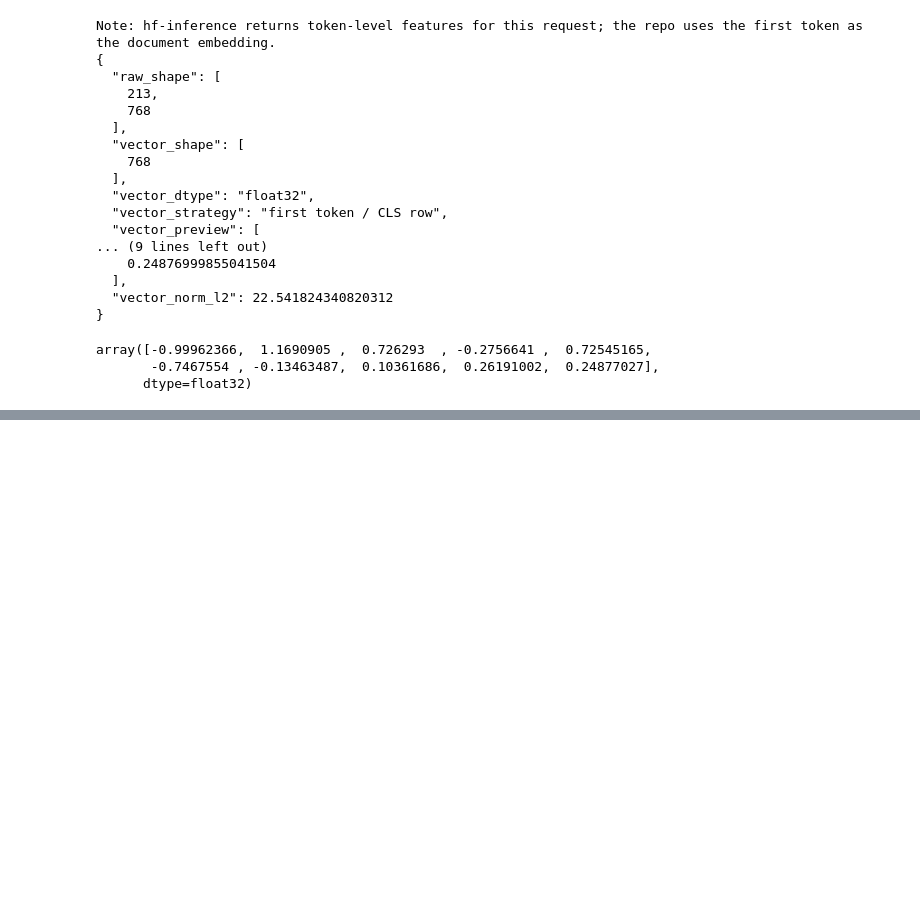
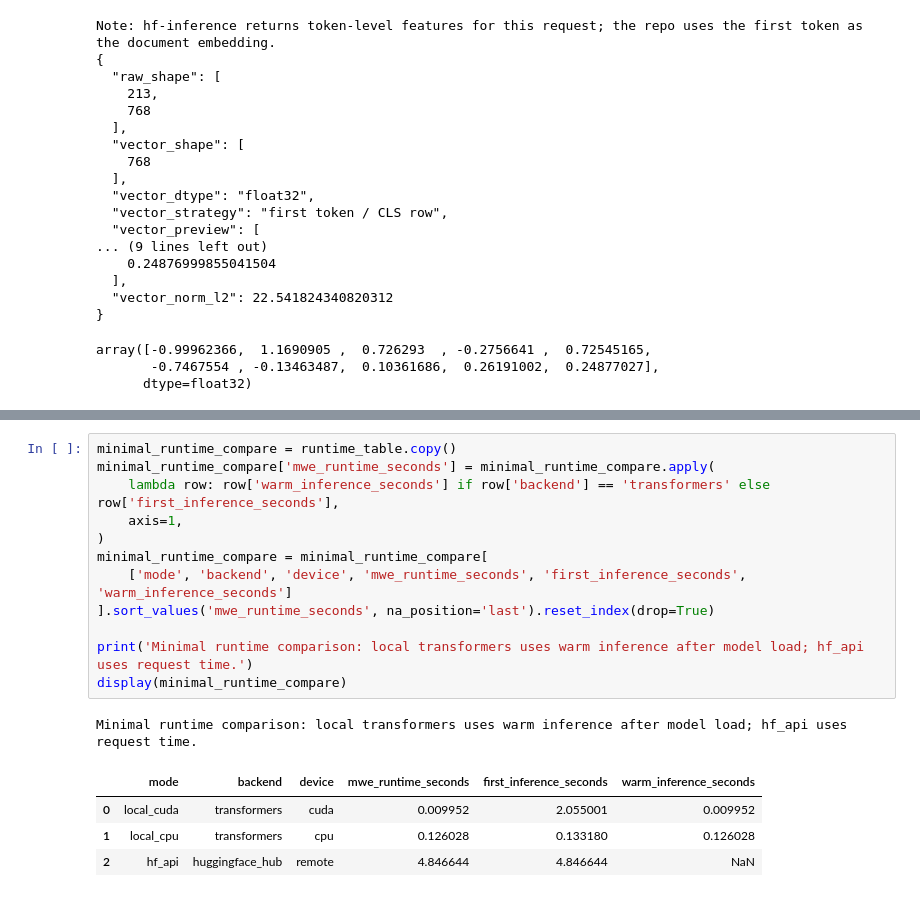
Before and after one commit to raphschlatt/ads-and, a Jupyter notebook: Test.ipynb, the cells around one changed output, grey strips where cells are left out. Drawn from its saved outputs; the diff is of its cells as text; blank space fills up the shorter version.

```diff
--- a/Test.ipynb
+++ b/Test.ipynb
@@ -156,0 +382,18 @@ array([-0.99962366,  1.1690905 ,  0.726293  , -0.2756641 ,  0.72545165,
+# %%
+minimal_runtime_compare = runtime_table.copy()
+minimal_runtime_compare['mwe_runtime_seconds'] = minimal_runtime_compare.apply(
+    lambda row: row['warm_inference_seconds'] if row['backend'] == 'transformers' else row['first_inference_seconds'],
+    axis=1,
+)
+minimal_runtime_compare = minimal_runtime_compare[
+    ['mode', 'backend', 'device', 'mwe_runtime_seconds', 'first_inference_seconds', 'warm_inference_seconds']
+].sort_values('mwe_runtime_seconds', na_position='last').reset_index(drop=True)
+
+print('Minimal runtime comparison: local transformers uses warm inference after model load; hf_api uses request time.')
+display(minimal_runtime_compare)
+# %% [output]
+Minimal runtime comparison: local transformers uses warm inference after model load; hf_api uses request time.
+|  | mode | backend | device | mwe_runtime_seconds | first_inference_seconds | warm_inference_seconds |
+| 0 | local_cuda | transformers | cuda | 0.009952 | 2.055001 | 0.009952 |
+| 1 | local_cpu | transformers | cpu | 0.126028 | 0.133180 | 0.126028 |
+| 2 | hf_api | huggingface_hub | remote | 4.846644 | 4.846644 | NaN |
```
Also changed, not shown: parts of 5 cells of this notebook.
